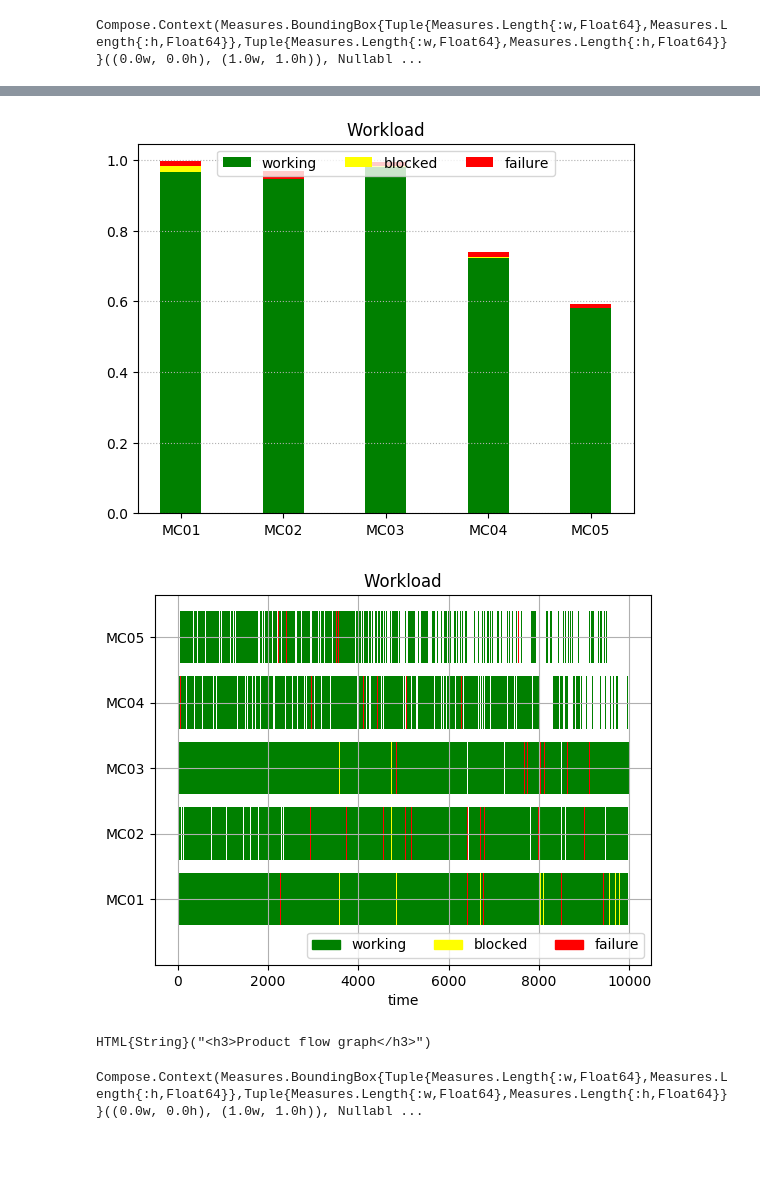
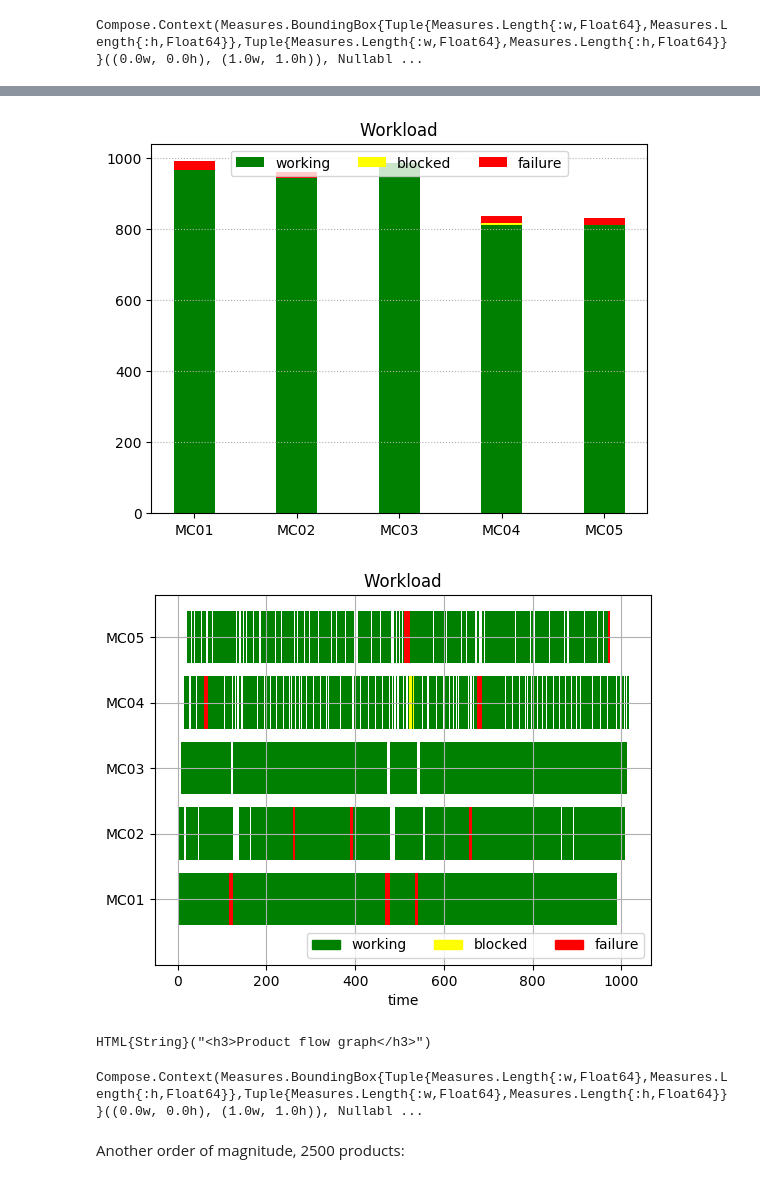
Before and after one commit to pbayer/ProcessFlows.jl, a Jupyter notebook: docs/notebooks/06 Visualization of Product Flow.ipynb, the cells around one changed output, grey strips where cells are left out. Drawn from its saved outputs; the diff is of its cells as text; code cells hidden in the pictures; blank space fills up the shorter version.

```diff
--- a/docs/notebooks/06 The use of graphs in PFlow.ipynb
+++ b/docs/notebooks/06 Visualization of Product Flow.ipynb
@@ -313,16 +328,21 @@ Let's increase the demand and the simulation time by two orders of magnitude:
 # %%
-plan1 = Planned(123,  700, 123000, "Order 1", "Order 1 description", "ORD01")
-plan2 = Planned(456, 1800, 456000, "Order 2", "Order 2 description", "ORD02")
+plan1 = Planned(123,  70, 123000, "Order 1", "Order 1 description", "ORD01")
+plan2 = Planned(456, 180, 456000, "Order 2", "Order 2 description", "ORD02")
 mps = create_mps([plan1, plan2], d);
 srand(2345)  # seed random number generator for reproducibility
-sim = Simulation()
+sim = DES()
 wus = readWorkunits(wufile, sim)
 finished = Products()
+sleep(1) # wait for sync
+
 start_scheduling(sim, wus, mps, finished)
-run(sim, 10000)
+simulate(sim, 1500)
+println("$(length(finished)) products were produced")
+
+
 res = leadtimetable(finished)
 res[:starttime] = round.(res[:starttime], 2)
 res[:endtime] = round.(res[:endtime], 2)
-res[:leadtime] = round.(res[:leadtime], 2)
-tail(res)
+ml = round(mean(res[:leadtime][end-100:end]), 2)
+println("mean leadtime for last 100 products: $ml")
 # %% [output]
@@ -336,11 +352,11 @@ tail(res)
 # %%
-loadbars(wus, 10000)
+loadbars(wus)
 # %% [output]
-[figure, old version]
+[figure, new version]
 # %%
 loadtime(wus)
 # %% [output]
-[figure, old version]
+[figure, new version]
 # %%
 srand(2017) # for reproducibility
 (G, nodes, weights) = flowgraph(finished)
@@ -349,3 +365,5 @@ display(gplot(G, nodelabel=nodes, edgelabel=weights, edgelinewidth=weights))
 # %% [output]
 HTML{String}("<h3>Product flow graph</h3>")
 Compose.Context(Measures.BoundingBox{Tuple{Measures.Length{:w,Float64},Measures.Length{:h,Float64}},Tuple{Measures.Length{:w,Float64},Measures.Length{:h,Float64}}}((0.0w, 0.0h), (1.0w, 1.0h)), Nullabl ...
+# %% [markdown]
+Another order of magnitude, 2500 products:
```
Also changed, not shown: parts of 37 cells of this notebook, 2 other files.
